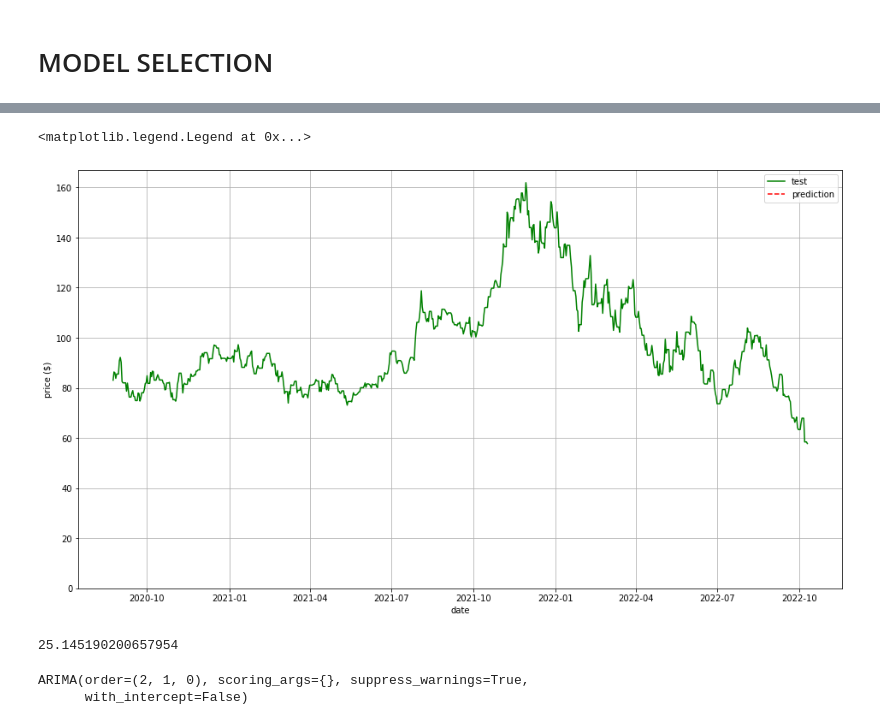
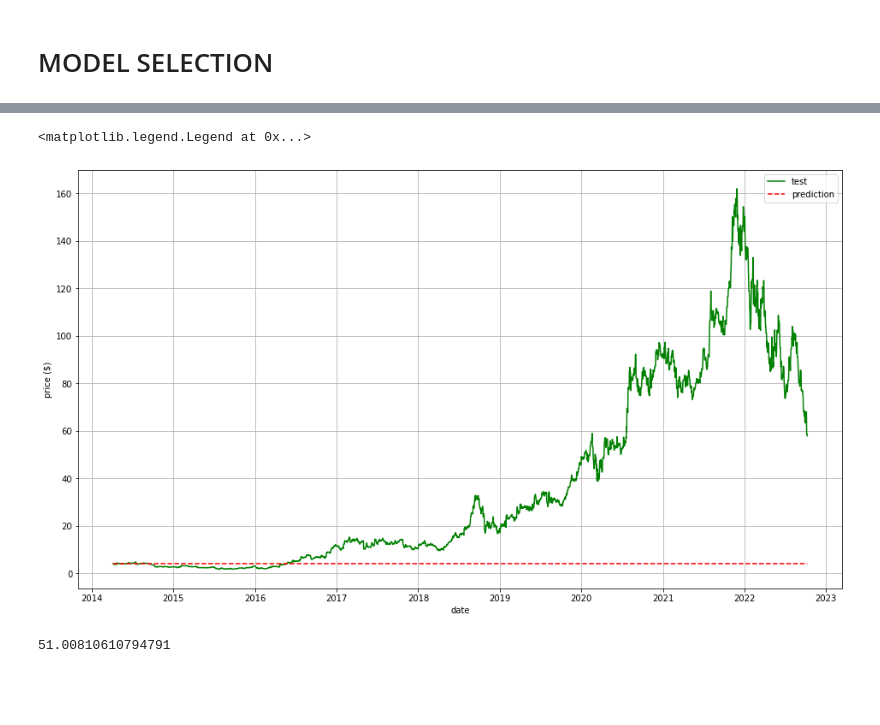
Before and after one commit to RAZMOKEUR/StockPricePrediction, a Jupyter notebook: server/AI.ipynb, the cells around one changed output, grey strips where cells are left out. Drawn from its saved outputs; the diff is of its cells as text; code cells hidden in the pictures; blank space fills up the shorter version.

Commit message:
[DEV]
Add SARIMAX model

```diff
--- a/server/AI.ipynb
+++ b/server/AI.ipynb
@@ -159,7 +159,7 @@ plt.show()
 # %%
 # train test split
 
-size = int(len(test)*0.95)
+size = int(len(test)*0.8)
 train_ds = test.close[:size]
 test_ds = test.close[size:]
 
@@ -179,8 +179,9 @@ plt.show()
 # %%
 from statsmodels.tsa.arima.model import ARIMA
+from statsmodels.tsa.statespace.sarimax import SARIMAX
 
 
-model = ARIMA(train_ds,order=(2,1,0))
+model = SARIMAX(train_ds,order=(1,1,1))
 
 res = model.fit()
 
@@ -209,0 +208,3 @@ prediction = prediction[-1:-50]
+# %%
+prediction = res.predict(start=test_ds.index[0],end=test_ds.index[-1])
+prediction
@@ -210,23 +224,23 @@ prediction = prediction[-1:-50]
 # %%
 plt.figure(figsize=(16,9))
 # plt.plot(train_ds,c='blue',label='train')
 plt.plot(test_ds,c='green',label='test')
 plt.plot(prediction,c='red',label='prediction',linestyle='dashed')
 plt.xlabel('date')
 plt.ylabel('price ($)')
 plt.grid()
-plt.ylim(0)
+
 
 plt.legend()
 # %% [output]
 <matplotlib.legend.Legend at 0x...>
-[figure, old version]
+[figure, new version]
 # %%
 # model evaluation
 
 from sklearn.metrics import mean_squared_error
 
-rmse = mean_squared_error(test_ds[0:len(prediction)],prediction,squared=False)
+rmse = mean_squared_error(test_ds,prediction,squared=False)
 print(rmse)
 # %% [output]
-25.145190200657954
+51.00810610794791
@@ -233,7 +253,3 @@ print(rmse)
 # %%
-from pmdarima.arima import auto_arima
-
-auto_arima(train_ds,start_p=0,start_q=0,seasonal=False,d=1)
+arm_params = auto_arima(train_ds,start_p=0,start_q=0)
+resu = arm_params.fit(train_ds)
-# %% [output]
-ARIMA(order=(2, 1, 0), scoring_args={}, suppress_warnings=True,
-      with_intercept=False)
```
Also changed, not shown: parts of 13 cells of this notebook, 1 other file.
